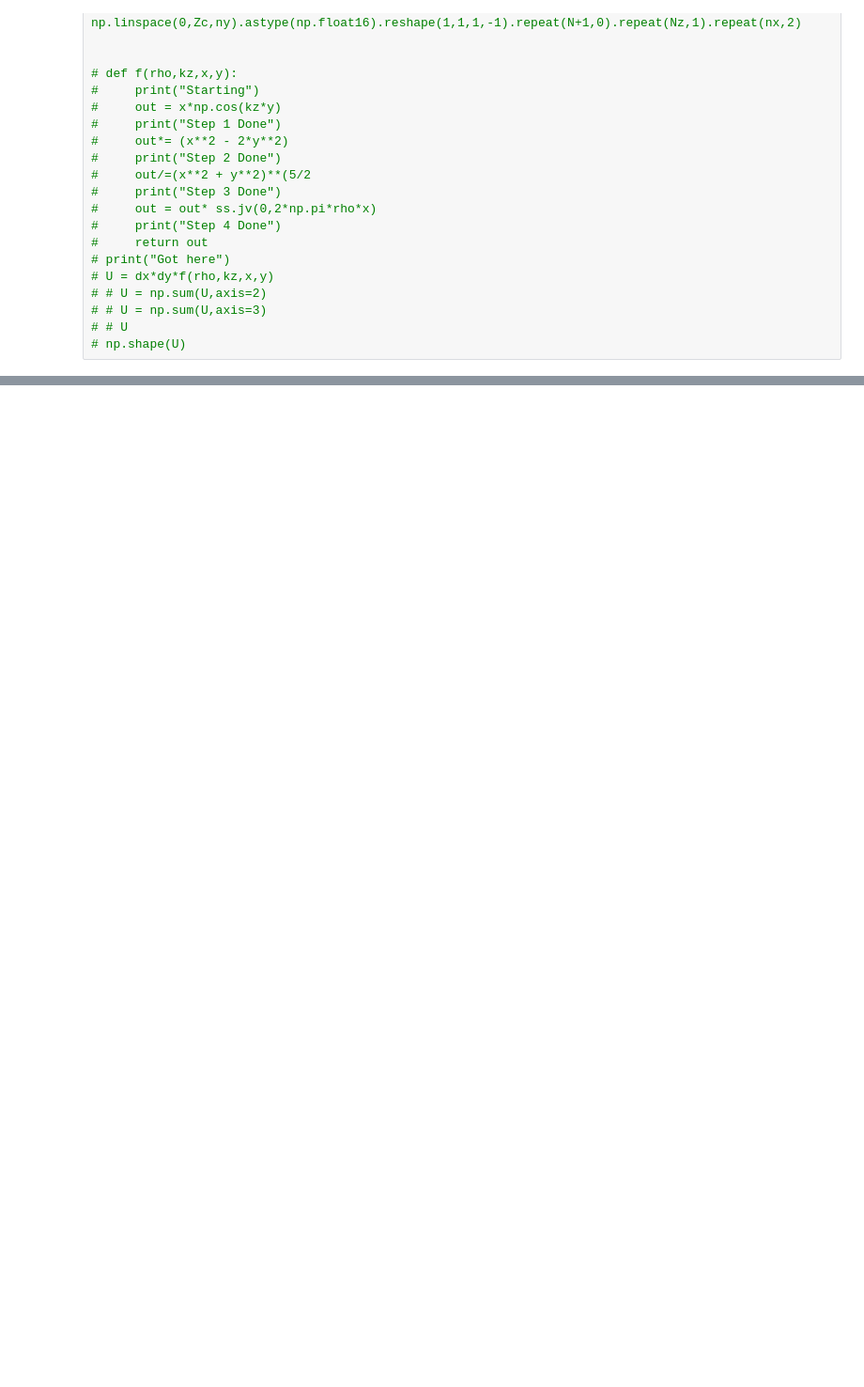
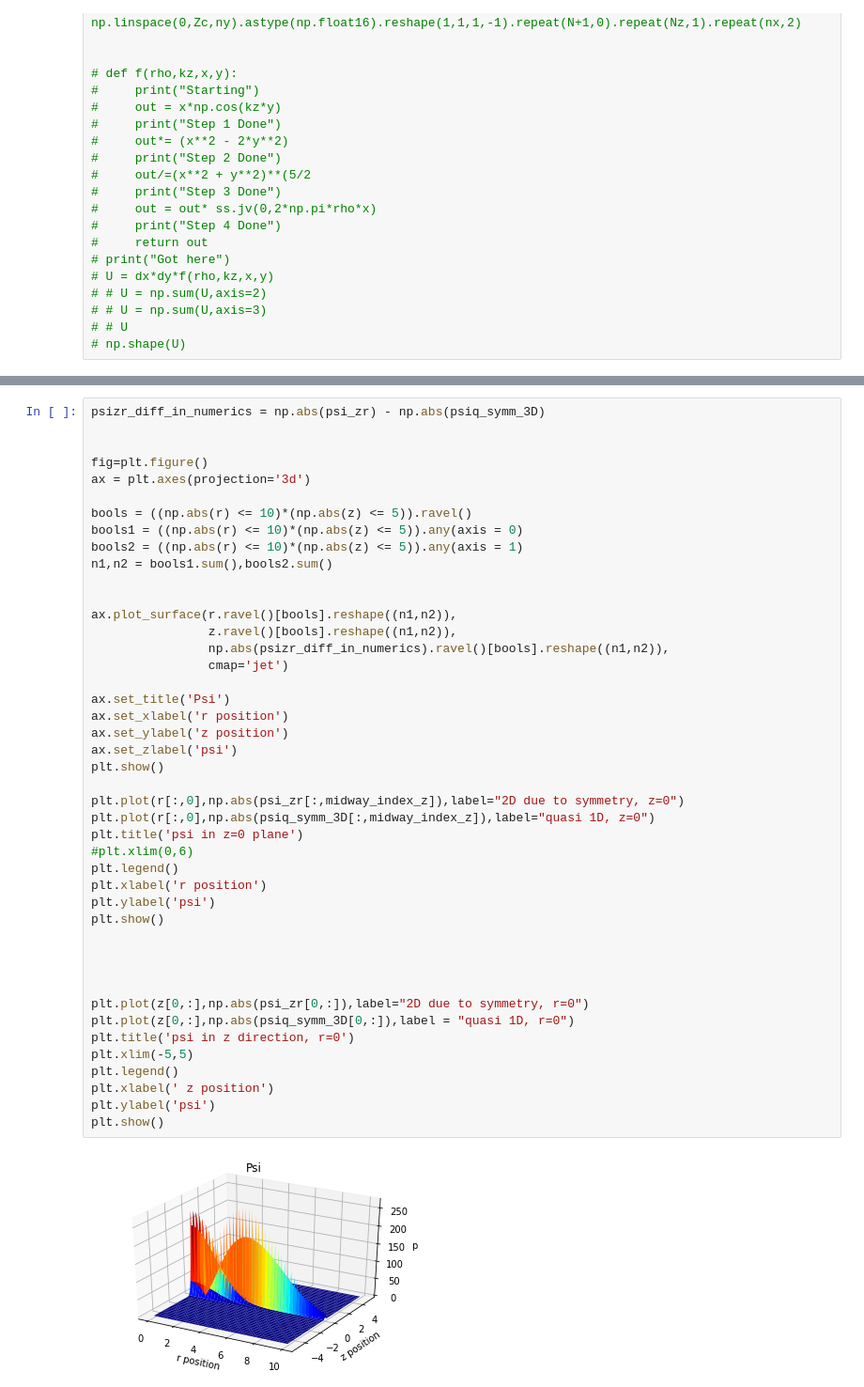
Before and after one commit to DavidStrachan1/BEC-of-dipolar-atoms-simulations, a Jupyter notebook: trying to get thomas fermi-checkpoint.ipynb, the cells around one changed output, grey strips where cells are left out. Shown at 94% size. Saved outputs shown, nothing was run; the diff lists cells and outputs as text; blank space fills up the shorter version.

```diff
--- a/trying to get thomas fermi-checkpoint.ipynb
+++ b/trying to get thomas fermi-checkpoint.ipynb
@@ -562,0 +788,46 @@ np.shape(r*((np.abs(ss.jv(0,alpha))/b).reshape(-1,1)))
+# %%
+psizr_diff_in_numerics = np.abs(psi_zr) - np.abs(psiq_symm_3D)
+
+
+fig=plt.figure()
+ax = plt.axes(projection='3d')
+
+bools = ((np.abs(r) <= 10)*(np.abs(z) <= 5)).ravel()
+bools1 = ((np.abs(r) <= 10)*(np.abs(z) <= 5)).any(axis = 0)
+bools2 = ((np.abs(r) <= 10)*(np.abs(z) <= 5)).any(axis = 1)
+n1,n2 = bools1.sum(),bools2.sum()
+
+
+ax.plot_surface(r.ravel()[bools].reshape((n1,n2)),
+                z.ravel()[bools].reshape((n1,n2)),
+                np.abs(psizr_diff_in_numerics).ravel()[bools].reshape((n1,n2)),
+                cmap='jet')
+
+ax.set_title('Psi')
+ax.set_xlabel('r position')
+ax.set_ylabel('z position')
+ax.set_zlabel('psi')
+plt.show()
+
+plt.plot(r[:,0],np.abs(psi_zr[:,midway_index_z]),label="2D due to symmetry, z=0")
+plt.plot(r[:,0],np.abs(psiq_symm_3D[:,midway_index_z]),label="quasi 1D, z=0")
+plt.title('psi in z=0 plane')
+#plt.xlim(0,6)
+plt.legend()
+plt.xlabel('r position')
+plt.ylabel('psi')
+plt.show()
+
+
+
+
+plt.plot(z[0,:],np.abs(psi_zr[0,:]),label="2D due to symmetry, r=0")
+plt.plot(z[0,:],np.abs(psiq_symm_3D[0,:]),label = "quasi 1D, r=0")
+plt.title('psi in z direction, r=0')
+plt.xlim(-5,5)
+plt.legend()
+plt.xlabel(' z position')
+plt.ylabel('psi')
+plt.show()
+# %% [output]
+[figure, added]
```
Also changed, not shown: parts of 13 cells of this notebook.
